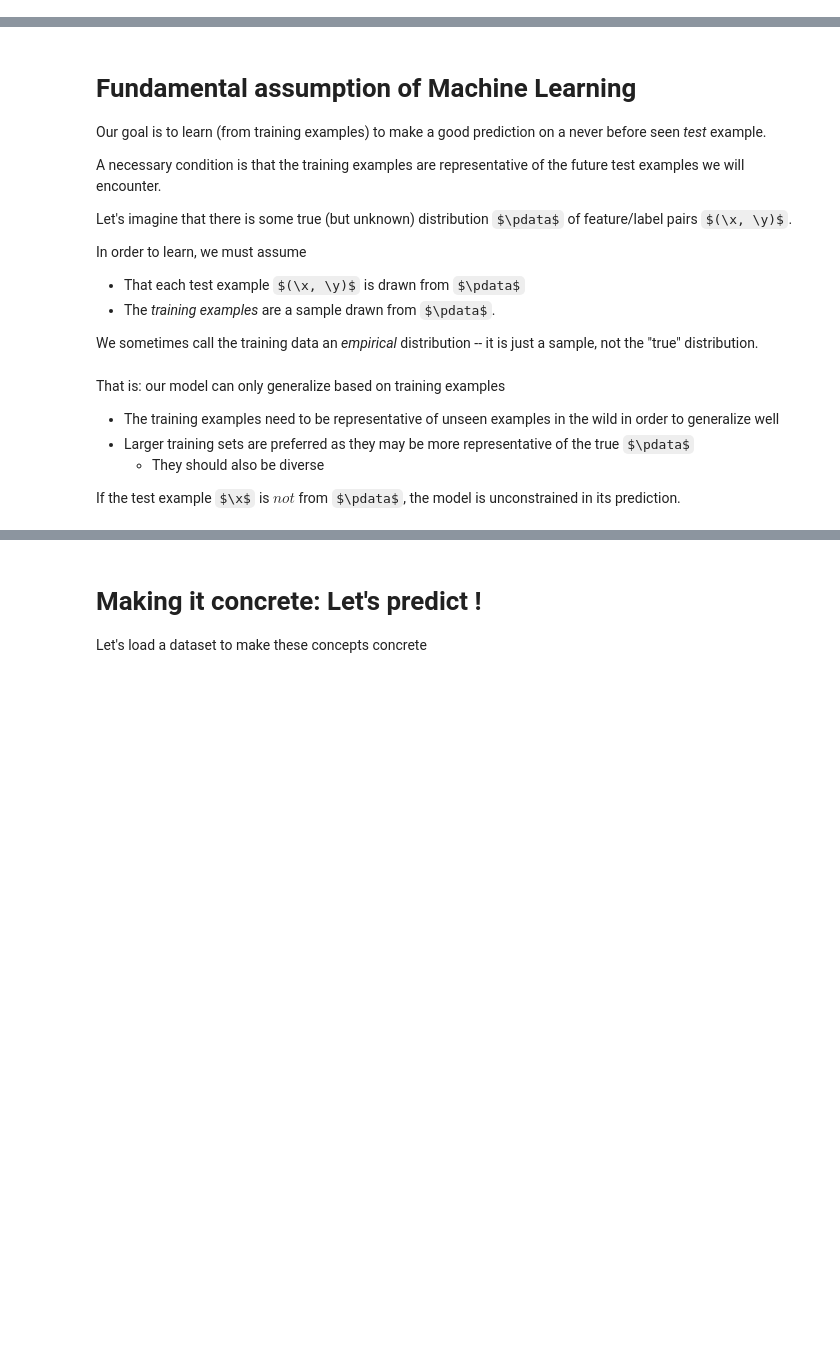
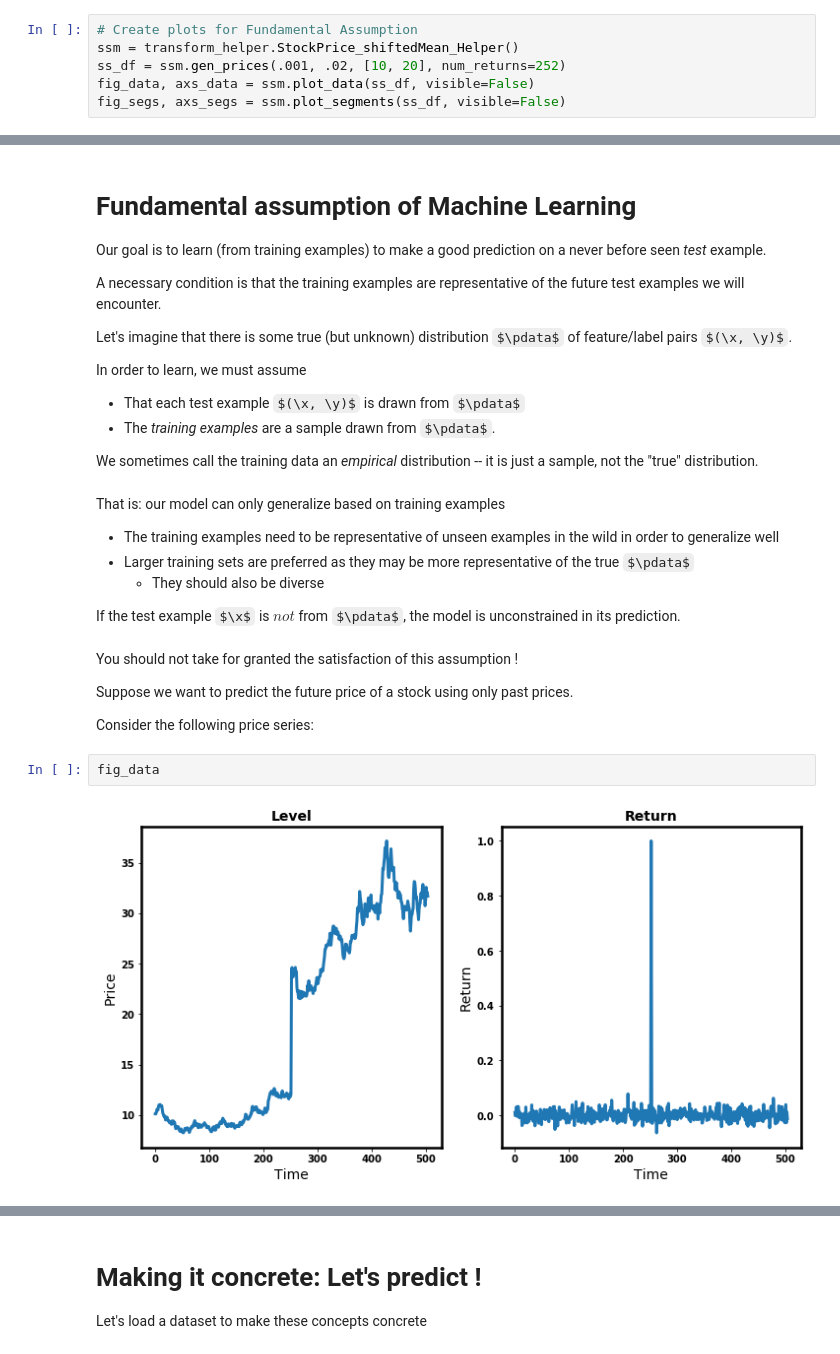
Before and after one commit to kenperry-public/ML_Fall_2022, a Jupyter notebook: Intro_Classical_ML.ipynb, the cells around one changed output, grey strips where cells are left out. Cells and saved outputs as stored; diff of their text form; some formulas as TeX source; blank space fills up the shorter version.

Commit message:
Weeks 2 and 3: add example of stock with price jump to illusrate Fundamental assumption of ML and need for Transformations

```diff
--- a/Intro_Classical_ML.ipynb
+++ b/Intro_Classical_ML.ipynb
@@ -124,3 +127,9 @@ import svm_helper
+# %%
+# Create plots for Fundamental Assumption
+ssm = transform_helper.StockPrice_shiftedMean_Helper()
+ss_df = ssm.gen_prices(.001, .02, [10, 20], num_returns=252)
+fig_data, axs_data = ssm.plot_data(ss_df, visible=False)
+fig_segs, axs_segs = ssm.plot_segments(ss_df, visible=False)
 # %%
 # Create plots to include in other slides
 rh_ch = recipe_helper.Charts_Helper(visible=False)
@@ -261,3 +270,13 @@ That is: our model can only generalize based on training examples
     - They should also be diverse
 
 If the test example $\x$ is $not$ from $\pdata$, the model is unconstrained in its prediction.
+# %% [markdown]
+You should not take for granted the satisfaction of this assumption !
+
+Suppose we want to predict the future price of a stock using only past prices.
+
+Consider the following price series:
+# %%
+fig_data
+# %% [output]
+[figure, added]
```
Also changed, not shown: parts of 7 cells of this notebook, 6 other files.
